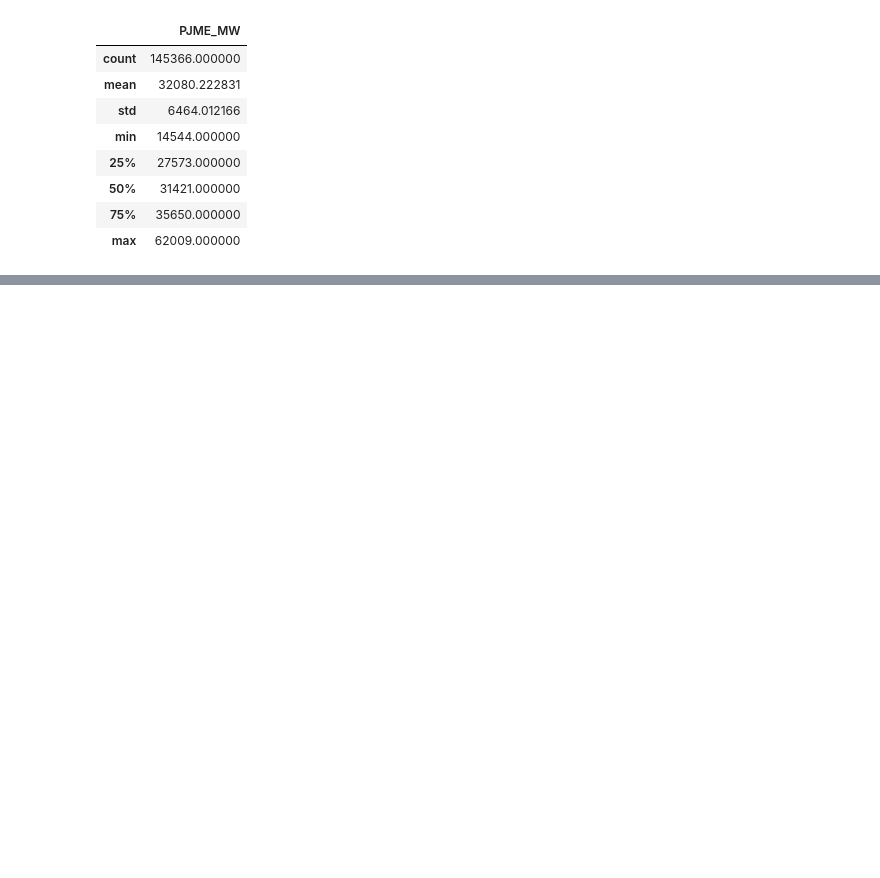
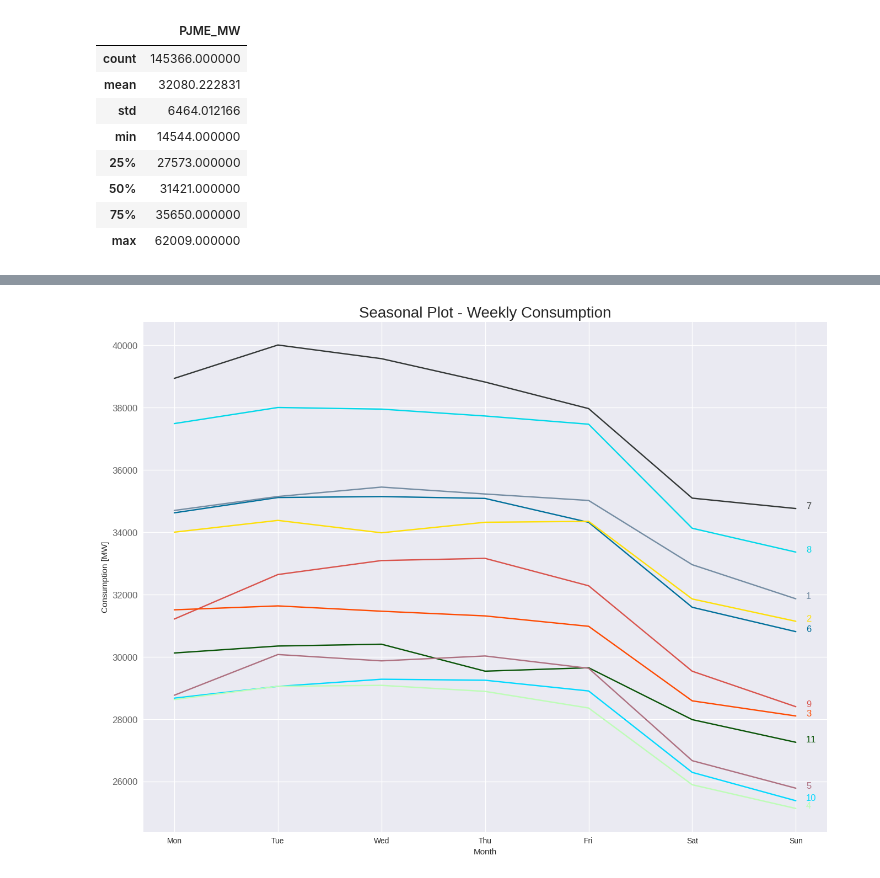
Before and after one commit to KHawaldar/ml-algorithms, a Jupyter notebook: timeseries/energy_consumption.ipynb, the cells around one changed output, grey strips where cells are left out. Saved outputs shown, nothing was run; the diff lists cells and outputs as text; code cells hidden in the pictures; blank space fills up the shorter version.

```diff
--- a/timeseries/energy_consumption.ipynb
+++ b/timeseries/energy_consumption.ipynb
@@ -16,0 +141,32 @@ df.describe()
+# %%
+#Seasonal plot — Weekly consumption
+#it depicts the consumptions during the week over months and can also
+#suggest if and how weekly consumptions are changing over a single year.
+# Defining colors palette
+np.random.seed(42)
+df_plot = df[['month', 'day_str', 'PJME_MW', 'day']].dropna().groupby(['day_str', 'month', 'day']).mean()[['PJME_MW']].reset_index()
+df_plot = df_plot.sort_values(by='day', ascending=True)
+
+months = df_plot['month'].unique()
+colors = np.random.choice(list(mpl.colors.XKCD_COLORS.keys()), len(months), replace=False)
+
+# Plot
+plt.figure(figsize=(16,12))
+for i, y in enumerate(months):
+    if i > 0:
+        plt.plot('day_str', 'PJME_MW', data=df_plot[df_plot['month'] == y], color=colors[i], label=y)
+        if y == 2018:
+            plt.text(df_plot.loc[df_plot.month==y, :].shape[0]-.9, df_plot.loc[df_plot.month==y, 'PJME_MW'][-1:].values[0], y, fontsize=12, color=colors[i])
+        else:
+            plt.text(df_plot.loc[df_plot.month==y, :].shape[0]-.9, df_plot.loc[df_plot.month==y, 'PJME_MW'][-1:].values[0], y, fontsize=12, color=colors[i])
+
+
+# Setting Labels
+plt.gca().set(ylabel= 'PJME_MW', xlabel = 'Month')
+plt.yticks(fontsize=12, alpha=.7)
+plt.title("Seasonal Plot - Weekly Consumption", fontsize=20)
+plt.ylabel('Consumption [MW]')
+plt.xlabel('Month')
+plt.show()
+# %% [output]
+[figure, added]
```
Also changed, not shown: parts of 10 cells of this notebook.
